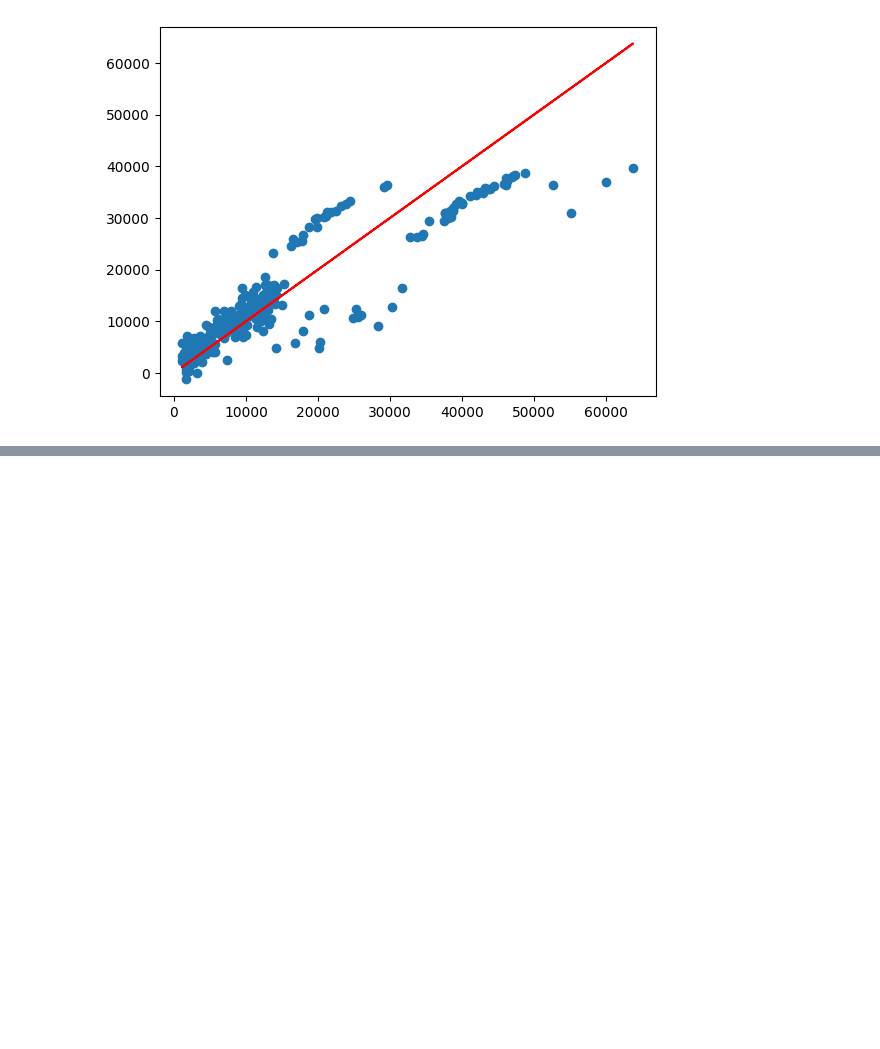
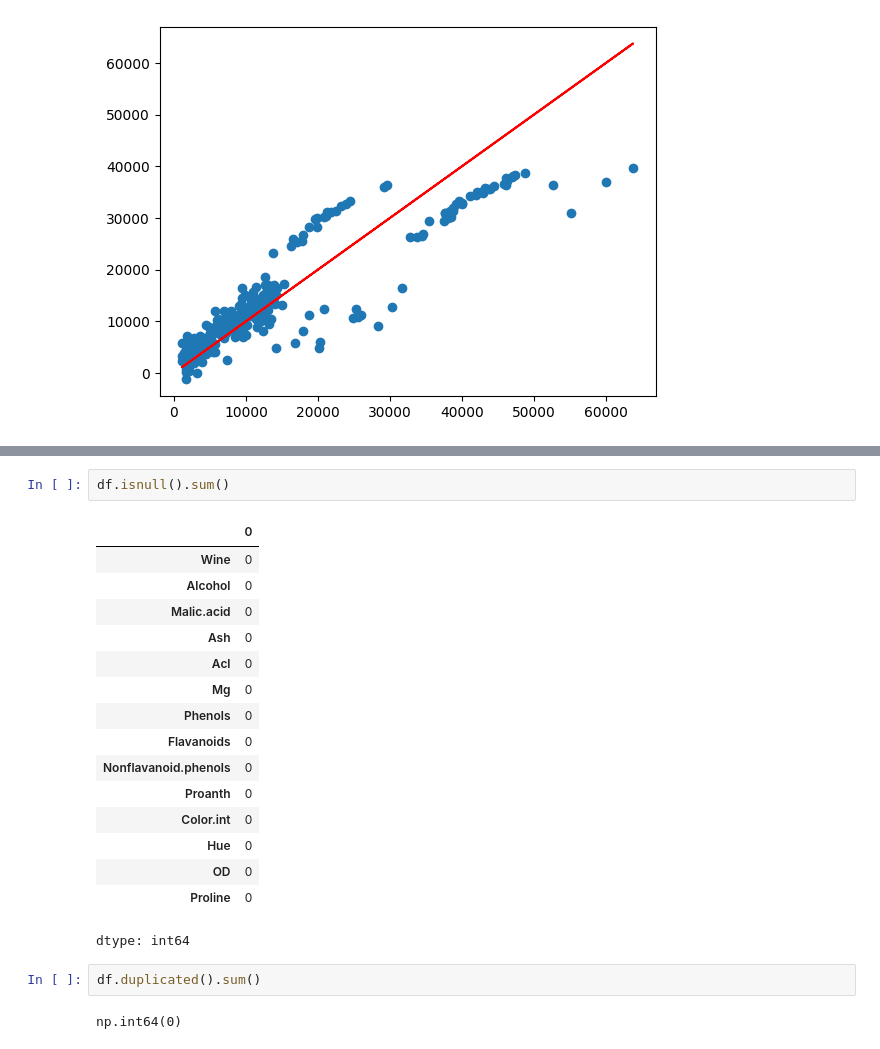
Before and after one commit to notice4/google-colab-study, a Jupyter notebook: mid_term_prep.ipynb, the cells around one changed output, grey strips where cells are left out. Cells and saved outputs as stored; diff of their text form; blank space fills up the shorter version.

```diff
--- a/mid_term_prep.ipynb
+++ b/mid_term_prep.ipynb
@@ -154,0 +208,23 @@ Intersept -11799.473334872313
+# %%
+df.isnull().sum()
+# %% [output]
+|  | 0 |
+| Wine | 0 |
+| Alcohol | 0 |
+| Malic.acid | 0 |
+| Ash | 0 |
+| Acl | 0 |
+| Mg | 0 |
+| Phenols | 0 |
+| Flavanoids | 0 |
+| Nonflavanoid.phenols | 0 |
+| Proanth | 0 |
+| Color.int | 0 |
+| Hue | 0 |
+| OD | 0 |
+| Proline | 0 |
+dtype: int64
+# %%
+df.duplicated().sum()
+# %% [output]
+np.int64(0)
```
Also changed, not shown: parts of 12 cells of this notebook.
